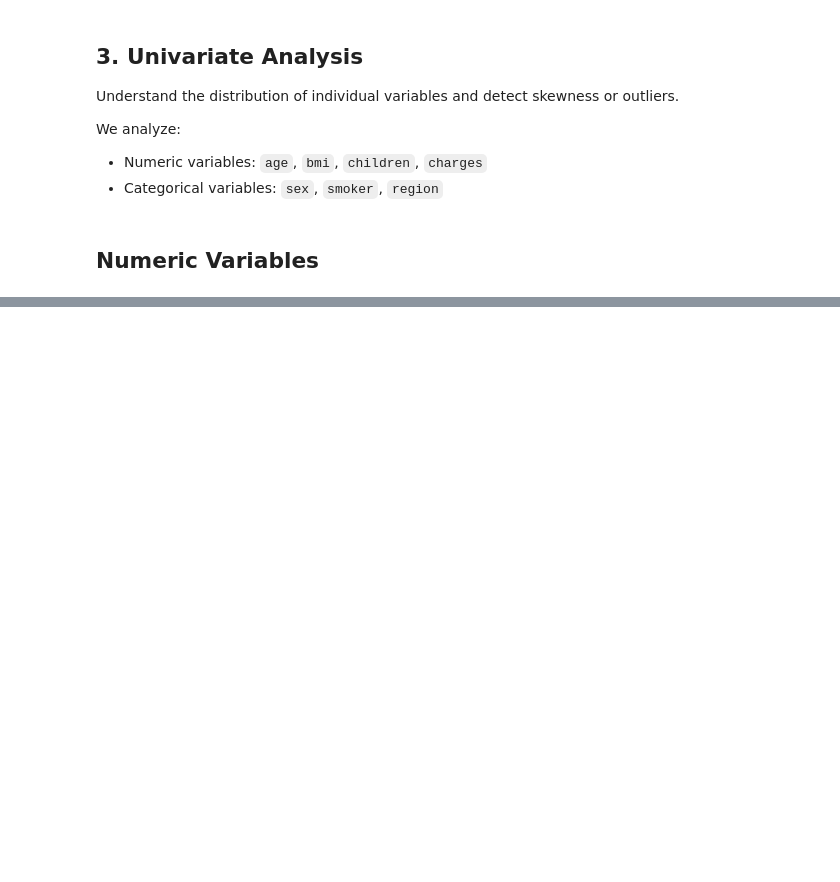
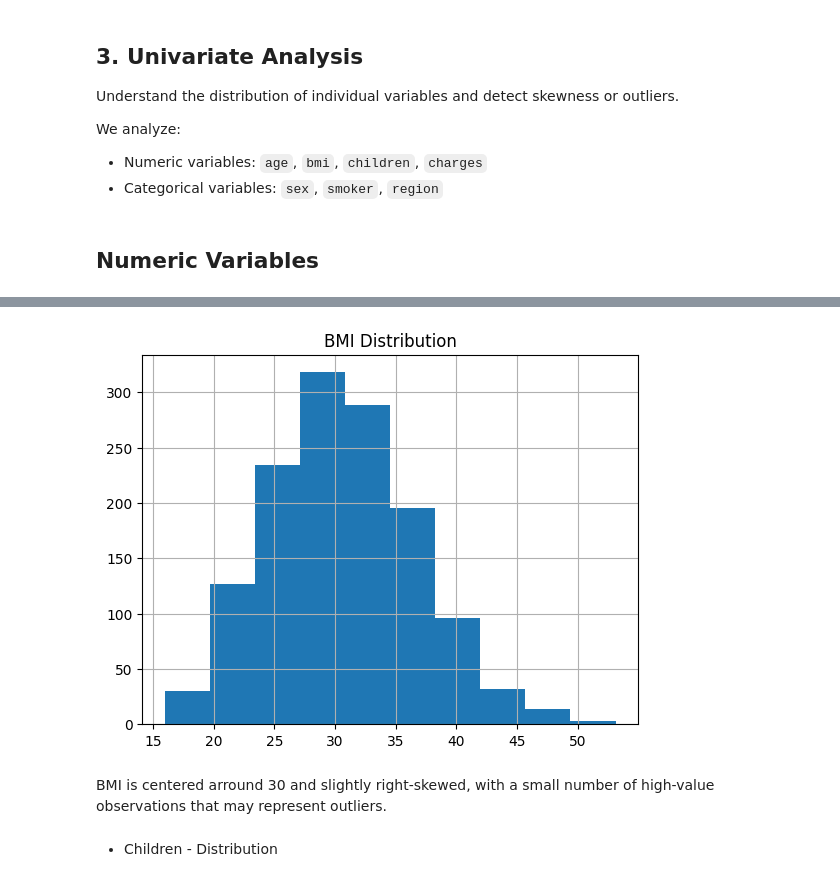
Before and after one commit to MKlim22/insurance-cost-analysis, a Jupyter notebook: notebooks/02_eda.ipynb, the cells around one changed output, grey strips where cells are left out. Saved outputs shown, nothing was run; the diff lists cells and outputs as text; code cells hidden in the pictures; blank space fills up the shorter version.

```diff
--- a/notebooks/02_eda.ipynb
+++ b/notebooks/02_eda.ipynb
@@ -103,0 +102,10 @@ ImportError: matplotlib is required for plotting when the default backend "matpl
+# %%
+df["bmi"].hist()
+plt.title("BMI Distribution")
+plt.show()
+# %% [output]
+[figure, added]
+# %% [markdown]
+BMI is centered arround 30 and slightly right-skewed, with a small number of high-value observations that may represent outliers.
+# %% [markdown]
+- Children - Distribution
```
Also changed, not shown: parts of 41 cells of this notebook.
